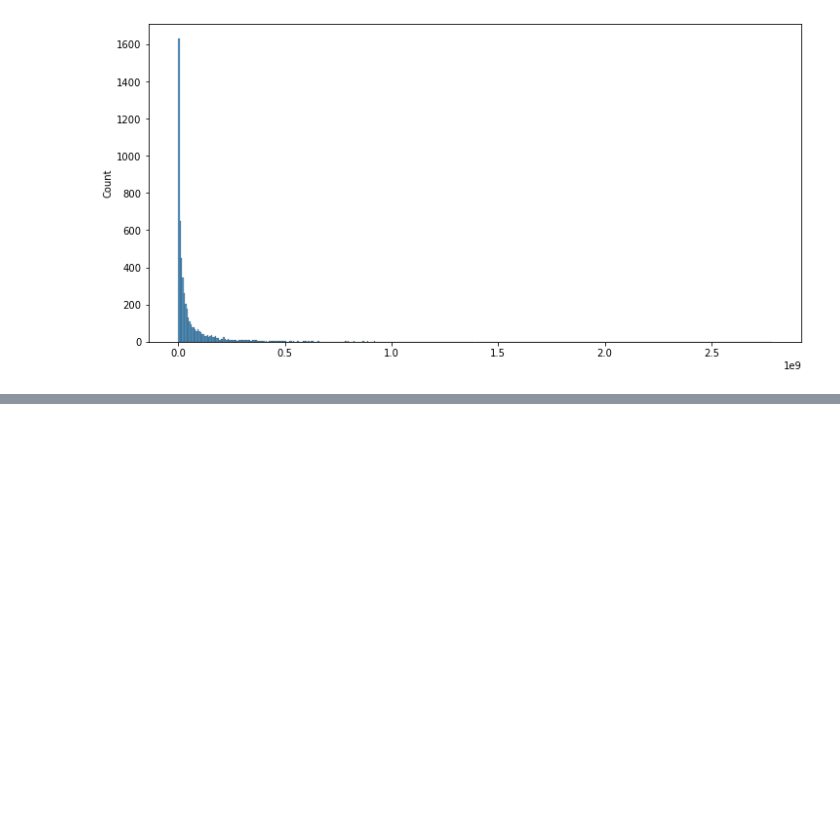
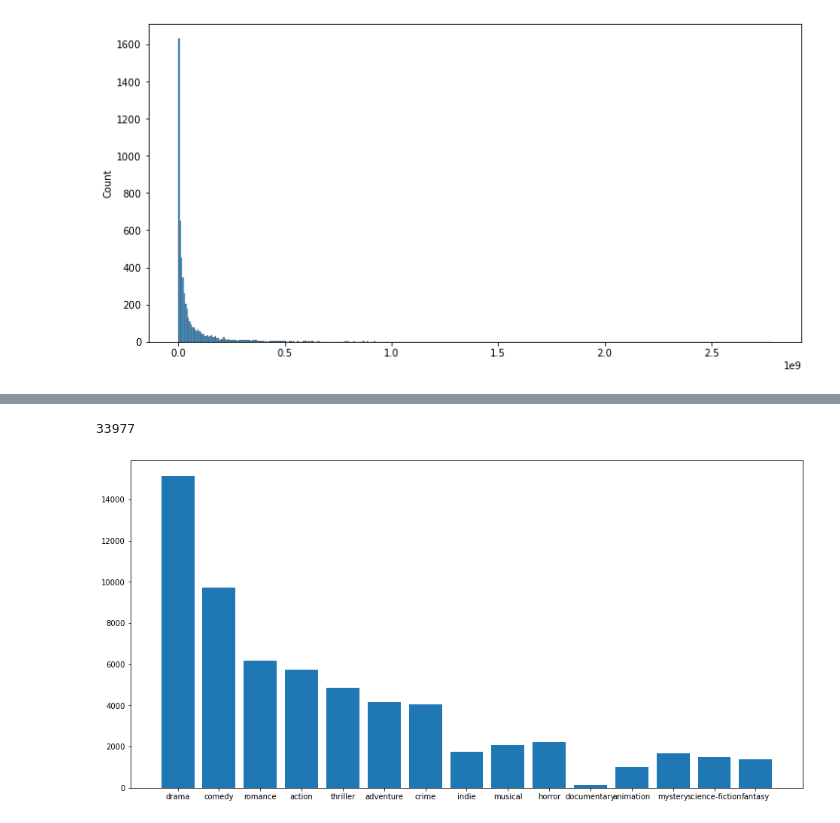
Before and after one commit to sayantangkhan/movie-plot-nlp-project, a Jupyter notebook: Visualization/data_visualization.ipynb, the cells around one changed output, grey strips where cells are left out. Cells and saved outputs as stored; diff of their text form; code cells hidden in the pictures; blank space fills up the shorter version.

```diff
--- a/Visualization/data_visualization.ipynb
+++ b/Visualization/data_visualization.ipynb
@@ -86,0 +100,2 @@ sns.histplot(x = pop_rev['Revenue'].to_list())
+# %%
+genre_count =
@@ -86,0 +118,11 @@ sns.histplot(x = pop_rev['Revenue'].to_list())
+# %%
+len(data)
+# %% [output]
+33977
+# %%
+plt.figure(figsize=(16, 8))
+plt.bar(range(len(genre_count)), list(genre_count.values()), align='center')
+plt.xticks(range(len(genre_count)), list(genre_count.keys()))
+plt.show()
+# %% [output]
+[figure, added]
```
Also changed, not shown: parts of 8 cells of this notebook.
